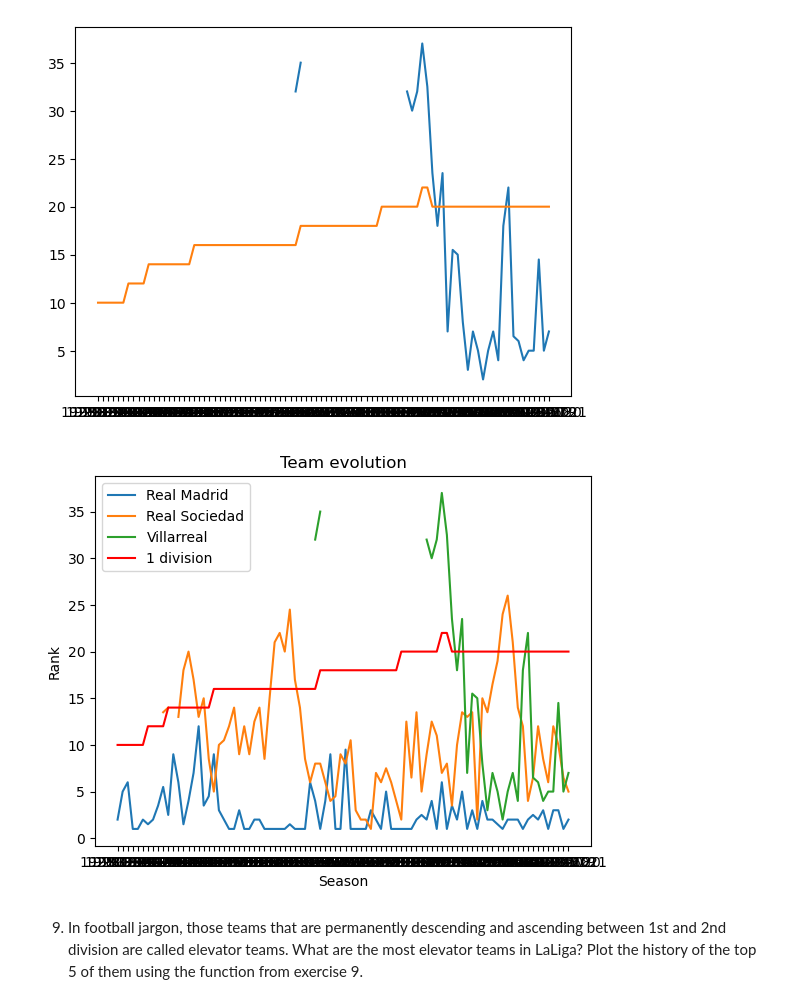
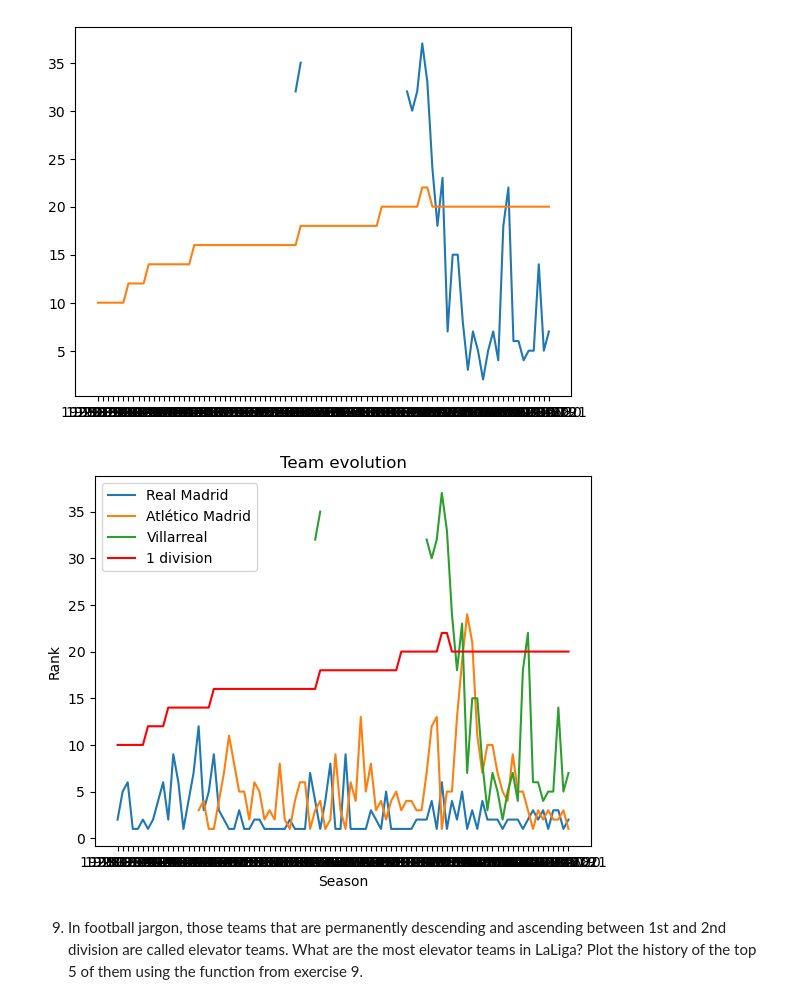
Before and after one commit to tinchit0/la-quiniela, a Jupyter notebook: analysis/LaLigaDataAnalysis.ipynb, the cells around one changed output. Saved outputs shown, nothing was run; the diff lists cells and outputs as text; code cells hidden in the pictures.

```diff
--- a/analysis/LaLigaDataAnalysis.ipynb
+++ b/analysis/LaLigaDataAnalysis.ipynb
@@ -316,7 +316,7 @@ loss_home = df_ranking[df_ranking["result"] == "visitor"].groupby(["season", "di
 loss_home.index = loss_home.index.set_names("team", level="home_team")
 loss_visitor = df_ranking[df_ranking["result"] == "home"].groupby(["season", "division", "away_team"])["result"].count()
 loss_visitor.index = loss_visitor.index.set_names("team", level="away_team")
-loss = loss_home.add(loss_visitor, fill_value=0)
+loss = loss_home.add(loss_visitor, fill_value=0).astype(int)
 
 win_home = df_ranking[df_ranking["result"] == "home"].groupby(["season", "division", "home_team"])["result"].count()
 win_home.index = win_home.index.set_names("team", level="home_team")
@@ -353,10 +353,10 @@ df_result = pd.DataFrame({
 }).reset_index()
 
 def add_ranking(df):
-    df.insert(2, "rank", df["Pts"].rank(ascending=False))
+    df.insert(2, "rank", df["Pts"].rank(ascending=False, method="first"))
     return df
+df_result = df_result.reset_index(drop=True).sort_values(["Pts", "GD", "GF"], ascending=[False, False, False]).reset_index(drop=True)
+df_result = df_result.groupby(["season", "division"]).apply(add_ranking).reset_index(drop=True).sort_values(["season", "division"], ascending=[False, True]).reset_index(drop=True)
 
-df_result = df_result.groupby(['season', 'division']).apply(add_ranking)
-df_result = df_result.reset_index(drop=True).sort_values(["season", "division", "Pts"], ascending=[False, True, False]).reset_index(drop=True)
-df_result
+GA
 # %% [output]
@@ -387,6 +406,6 @@ allseasons = df_result.sort_values("season")["season"].unique()
 # %%
 seasons2 = villarreal_df.loc[villarreal_df["division"] == 2]["season"].values
-teams_count = df_result.loc[df_result["division"] == 1]["season"].value_counts()[df_new.loc[df_new["division"] == 2]["season"].values]
+teams_count = df_result.loc[df_result["division"] == 1]["season"].value_counts()[villarreal_df.loc[villarreal_df["division"] == 2]["season"].values]
 #Esto es el número de equipos de primera división de cada temporada
 teams_count
 
@@ -436,8 +455,8 @@ def ranking_evolution(*teams):
     plt.legend()
     plt.show()
 # %%
-ranking_evolution("Real Madrid", "Real Sociedad", "Villarreal")
+ranking_evolution("Real Madrid", "Atlético Madrid", "Villarreal")
 # %% [output]
-[figure, old version]
+[figure, new version]
 # %% [markdown]
 9. In football jargon, those teams that are permanently descending and ascending between 1st and 2nd division are called elevator teams. What are the most elevator teams in LaLiga? Plot the history of the top 5 of them using the function from exercise 9.
```
Also changed, not shown: parts of 10 cells of this notebook.
